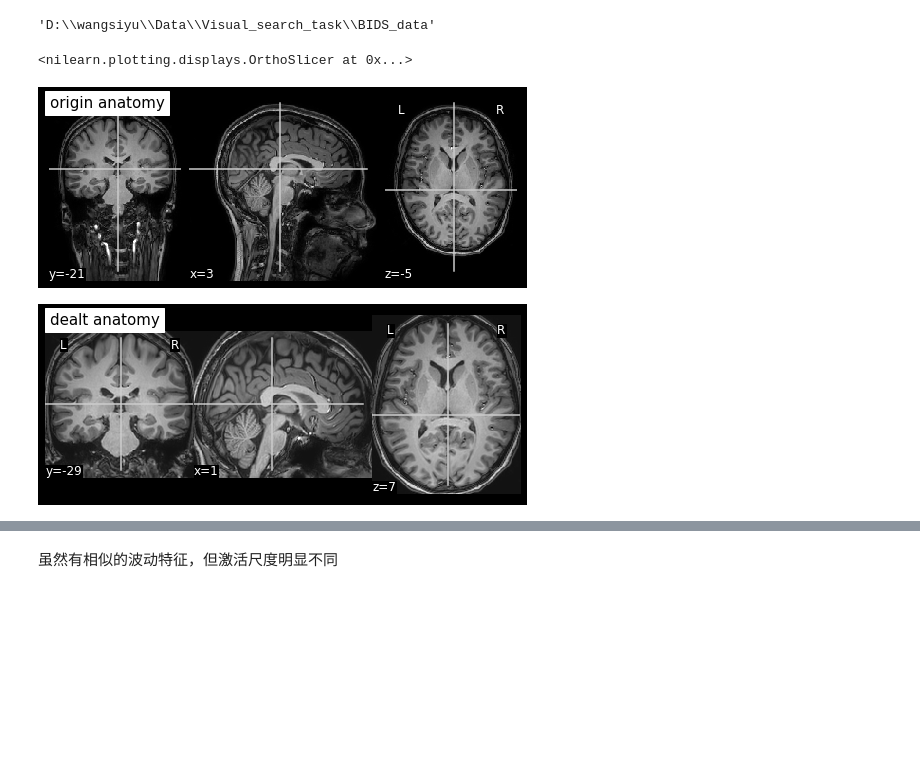
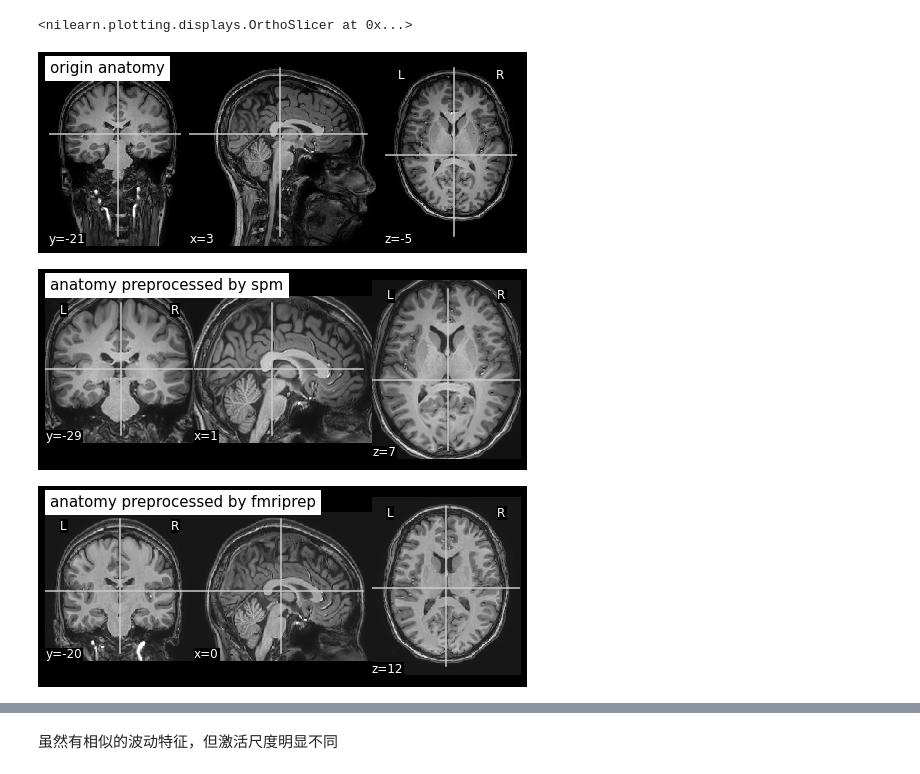
Before and after one commit to siyunb/Mount_Code, a Jupyter notebook: Visual_search_task/Data_Check.ipynb, the cells around one changed output, grey strips where cells are left out. Saved outputs shown, nothing was run; the diff lists cells and outputs as text; code cells hidden in the pictures; blank space fills up the shorter version.

```diff
--- a/Visual_search_task/Data_Check.ipynb
+++ b/Visual_search_task/Data_Check.ipynb
@@ -16,18 +16,20 @@ import networkx as nx
 from nilearn import plotting, image
 from bids import BIDSLayout, BIDSValidator
 import nibabel as nb
-# %%
-os.chdir('D:/wangsiyu/Data/Visual_search_task/BIDS_data')
-os.getcwd()
-# %% [output]
-'D:\\wangsiyu\\Data\\Visual_search_task\\BIDS_data'
+# %%
+data_dir = 'D:/wangsiyu/Data/Visual_search_task/BIDS/Nifti'
+layout = BIDSLayout(data_dir, derivatives=True)
 # %%
-sub01_anat_origin = './sub-01/ses-test/anat/sub-01_ses-test_anat_sT1W.nii'
-sub01_anat_dealt = 'D:/wangsiyu/Result/Visual_search_task/1st_analysis/analysis_result/1st_normalized/datasink_spm/norm_spm/sub-01/wsub-01_ses-test_anat_sT1W.nii'
+sub01_anat_origin = layout.get(subject='01', suffix='T1w', extension='nii')[0].path
+sub01_anat_preproc_nipype = 'D:/wangsiyu/Result/Visual_search_task/1st_analysis/analysis_result/1st_normalized/datasink_spm/norm_spm/sub-01/wsub-01_ses-test_anat_sT1W.nii'
+sub01_anat_preproc_fmriprep = layout.get(subject='01', scope='derivatives', suffix='T1w', extension='nii.gz')[1].path
+
 plotting.plot_anat(sub01_anat_origin, title='origin anatomy', dim=-1)
-plotting.plot_anat(sub01_anat_dealt, title='dealt anatomy', dim=-1)
+plotting.plot_anat(sub01_anat_preproc_nipype, title='anatomy preprocessed by spm', dim=-1)
+plotting.plot_anat(sub01_anat_preproc_fmriprep, title='anatomy preprocessed by fmriprep', dim=-1)
 # %% [output]
 <nilearn.plotting.displays.OrthoSlicer at 0x...>
 [figure]
-[figure, old version]
+[figure, new version]
+[figure, added]
 # %%
```
Also changed, not shown: parts of 4 cells of this notebook, 4 other files.
